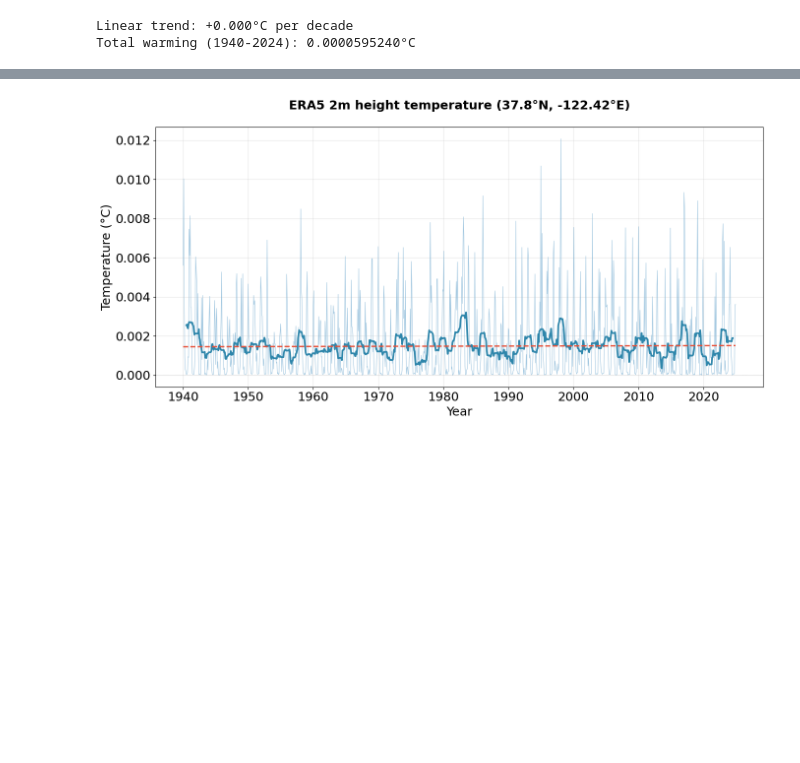
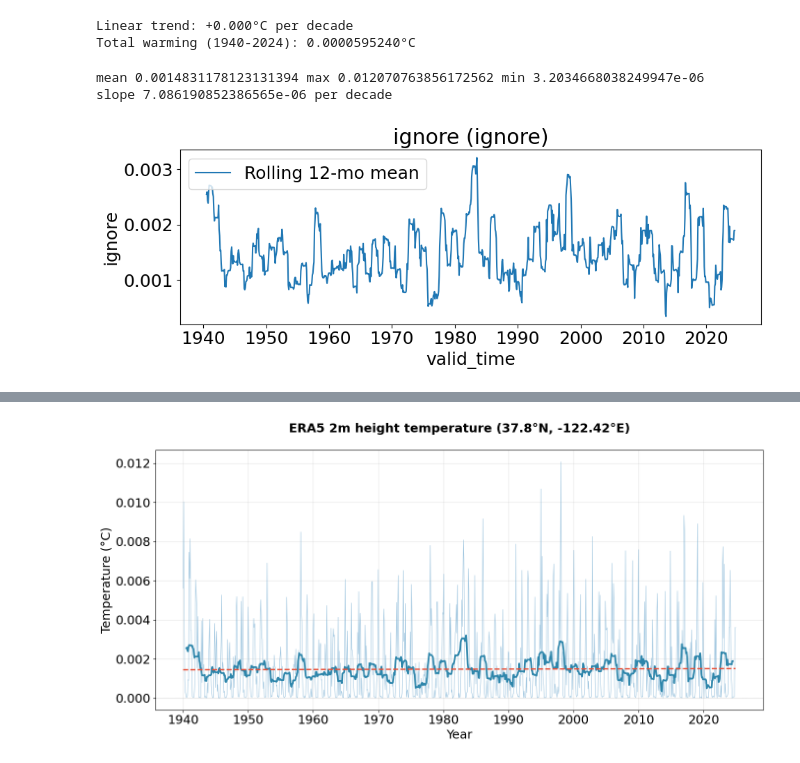
Before and after one commit to benwulmer/CDA, a Jupyter notebook: 1_TrendsExtremes.ipynb, the cells around one changed output, grey strips where cells are left out. Saved outputs shown, nothing was run; the diff lists cells and outputs as text; code cells hidden in the pictures; blank space fills up the shorter version.

```diff
--- a/1_TrendsExtremes.ipynb
+++ b/1_TrendsExtremes.ipynb
@@ -350,6 +350,40 @@ print(f"Total warming ({START_YEAR}-{END_YEAR}): {warming_rate * (END_YEAR - STA
 # %% [output]
 Linear trend: +0.000°C per decade
 Total warming (1940-2024): 0.0000595240°C
-# %%
-def analyzeData(variable, heading, units, ):
-  # max, min, trend, plot, line of best fit
+# %%
+import numpy as np
+import matplotlib.pyplot as plt
+
+def analyzeData(variable, heading, units):
+    da = variable.squeeze()
+    dim = da.dims[0]  # e.g. "valid_time" or "time"
+    da = da.dropna(dim=dim)
+
+    # 12-month rolling mean (requires at least 12 points in the window)
+    roll12 = da.rolling({dim: 12}, center=True, min_periods=12).mean()
+
+    # --- Trend fit (drop NaNs so polyfit behaves) ---
+    x = np.arange(da.sizes[dim])
+    y = da.values
+
+    slope, intercept = np.polyfit(x, y, 1)
+
+    print("mean", float(da.mean()), "max", float(da.max()), "min", float(da.min()))
+    print("slope", slope * 120, "per decade")  # assumes monthly spacing
+
+    # --- Plot raw + rolling mean ---
+    t = da[dim].values
+    plt.figure(figsize=(10, 4))
+    plt.plot(t, roll12.values, label="Rolling 12-mo mean")
+    plt.title(f"{heading} ({units})")
+    plt.xlabel(dim)
+    plt.ylabel(units)
+    plt.legend()
+    plt.tight_layout()
+    plt.show()
+# %%
+analyzeData(monthly_dataOne.tp, "ignore", "ignore")
+# %% [output]
+mean 0.0014831178123131394 max 0.012070763856172562 min 3.2034668038249947e-06
+slope 7.086190852386565e-06 per decade
+[figure, added]
```
Also changed, not shown: parts of 2 cells of this notebook.
